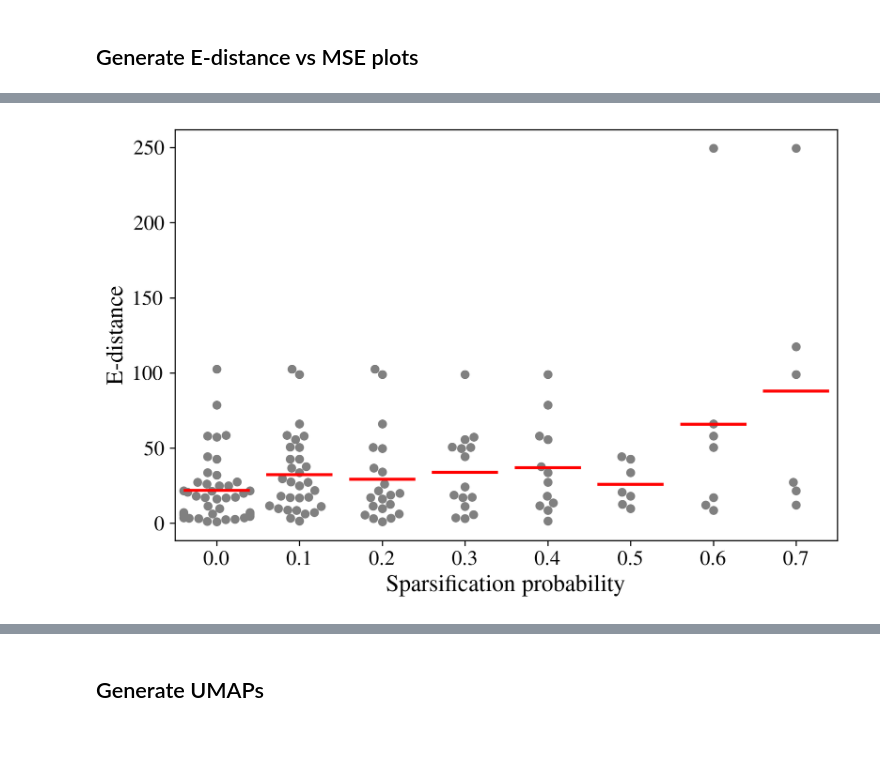
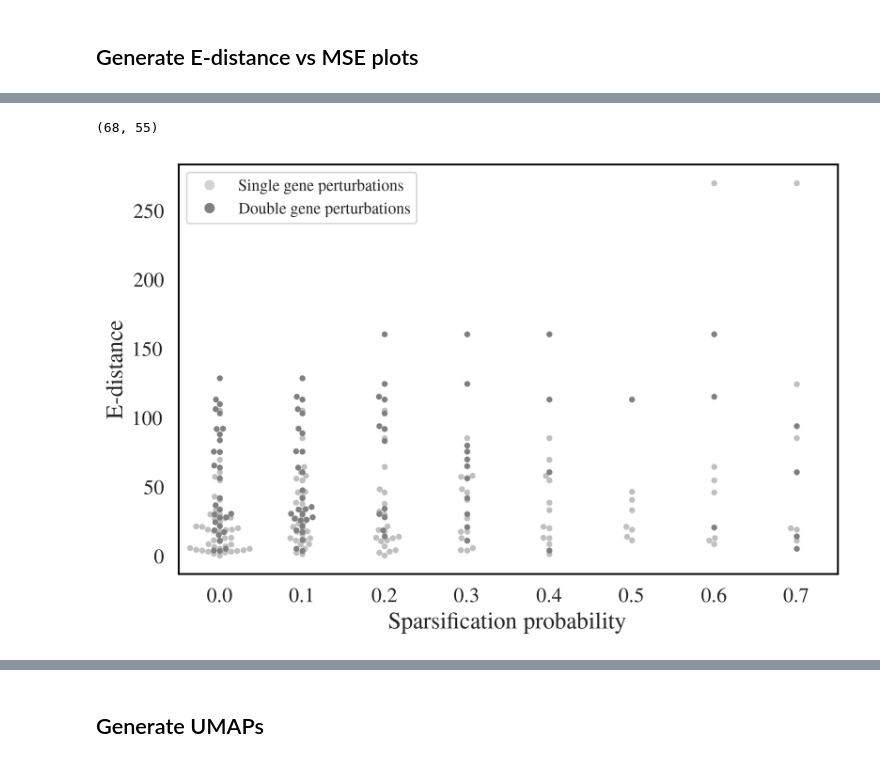
Before and after one commit to aaronwtr/PertEval, a Jupyter notebook: notebooks/plots/edistance_vs_mse_analysis.ipynb, the cells around one changed output, grey strips where cells are left out. Drawn from its saved outputs; the diff is of its cells as text; code cells hidden in the pictures.

```diff
--- a/notebooks/plots/edistance_vs_mse_analysis.ipynb
+++ b/notebooks/plots/edistance_vs_mse_analysis.ipynb
@@ -8,7 +8,10 @@ import seaborn as sns
 
 formatter = mpl_sizes.get_format("NeurIPS") # options: ICLR, ICML, NeurIPS, InfThesis
 # %%
-e_dist_df = pd.read_csv('../preprocessing/etest_results_single_perts.csv')
+# e_dist_df_1 = pd.read_csv('../preprocessing/etest_results_single_perts.csv')
+e_dist_df = pd.read_csv('../preprocessing/etest_results_double_perts.csv')
+# combine the two dfs
+# e_dist_df = pd.concat([e_dist_df_1, e_dist_df_2])
 e_dist_df
 # %% [output]
 |  | Unnamed: 0 | edist | pvalue | significant | pvalue_adj | significant_adj |
@@ -53,5 +73,7 @@ pert_level_results
 # %%
 pert_level_results = pert_level_results[['test/mse', 'data.fm', 'data.split', 'perturbation']]
+pert_level_results = pert_level_results[pert_level_results['data.fm'] != 'mean']
+pert_level_results = pert_level_results[pert_level_results['data.fm'] != 'raw_expression']
 pert_level_results = pert_level_results[pert_level_results['test/mse'].notna()]
 pert_level_results_grouped = pert_level_results.groupby(['test/mse', 'data.fm', 'perturbation', 'data.split']).mean().reset_index()
 pert_level_results_grouped
@@ -149,0 +150,5 @@ merged_df_split
+# %%
+# split merged df into two dfs such that one has single gene perts and the other has double gene perts (contains +)
+single_gene_perts = merged_df[~merged_df['perturbation'].str.contains('\+')]
+double_gene_perts = merged_df[merged_df['perturbation'].str.contains('\+')]
+double_gene_perts
@@ -150,30 +169,57 @@ merged_df_split
+# %%
+single_gene_perts['perturbation'].nunique(), double_gene_perts['perturbation'].nunique()
+# %% [output]
+(68, 55)
 # %%
 # Create the boxplot
 plt.figure(figsize=(8, 5), dpi=300)
-swarm = sns.swarmplot(x='data.split', y='edist', data=merged_df, s=6, color='grey')
+sns.set(rc={
+    'text.usetex': True,
+    'font.family': 'serif',
+    'axes.facecolor': 'white',
+    'figure.facecolor': 'white',
+    'axes.edgecolor': 'black'
+})
+swarm_1 = sns.swarmplot(x='data.split', y='edist', data=single_gene_perts, s=4, color='silver', label=None)
+swarm_2 = sns.swarmplot(x='data.split', y='edist', data=double_gene_perts, s=4, color='grey', label=None)
+
+# Create boxplot
 sns.boxplot(showmeans=True,
             meanline=True,
             meanprops={'color': 'red', 'ls': '-', 'lw': 2},
             medianprops={'visible': False},
             whiskerprops={'visible': False},
             zorder=10,
             x="data.split",
             y="edist",
             data=merged_df,
             showfliers=False,
             showbox=False,
             showcaps=False,
             ax=swarm)
 
+# Add manual legend
+from matplotlib.lines import Line2D
+legend_elements = [
+    Line2D([0], [0], marker='o', color='w', markerfacecolor='lightgrey',
+           label='Single gene perturbations', markersize=8),
+    Line2D([0], [0], marker='o', color='w', markerfacecolor='grey',
+           label='Double gene perturbations', markersize=8)
+]
+
+# Add the legend to the plot
+plt.legend(handles=legend_elements, loc='best')
+
 # Set the labels and title
 plt.xlabel('Sparsification probability', fontsize=16)
 plt.ylabel('E-distance', fontsize=16)
 plt.tick_params(axis='both', which='major', labelsize=14)
 
 # Show the plot
-plt.savefig('paper_figs/edist_swarmplot.pdf')
+# plt.show()
+plt.savefig('paper_figs/edist_swarmplot_all_norman.pdf')
 # %% [output]
-[figure, old version]
+[figure, new version]
 # %%
 def identify_outliers(df, column, threshold=2):
     Q1 = df[column].quantile(0.25)
```
Also changed, not shown: parts of 13 cells of this notebook, 4 other files.
